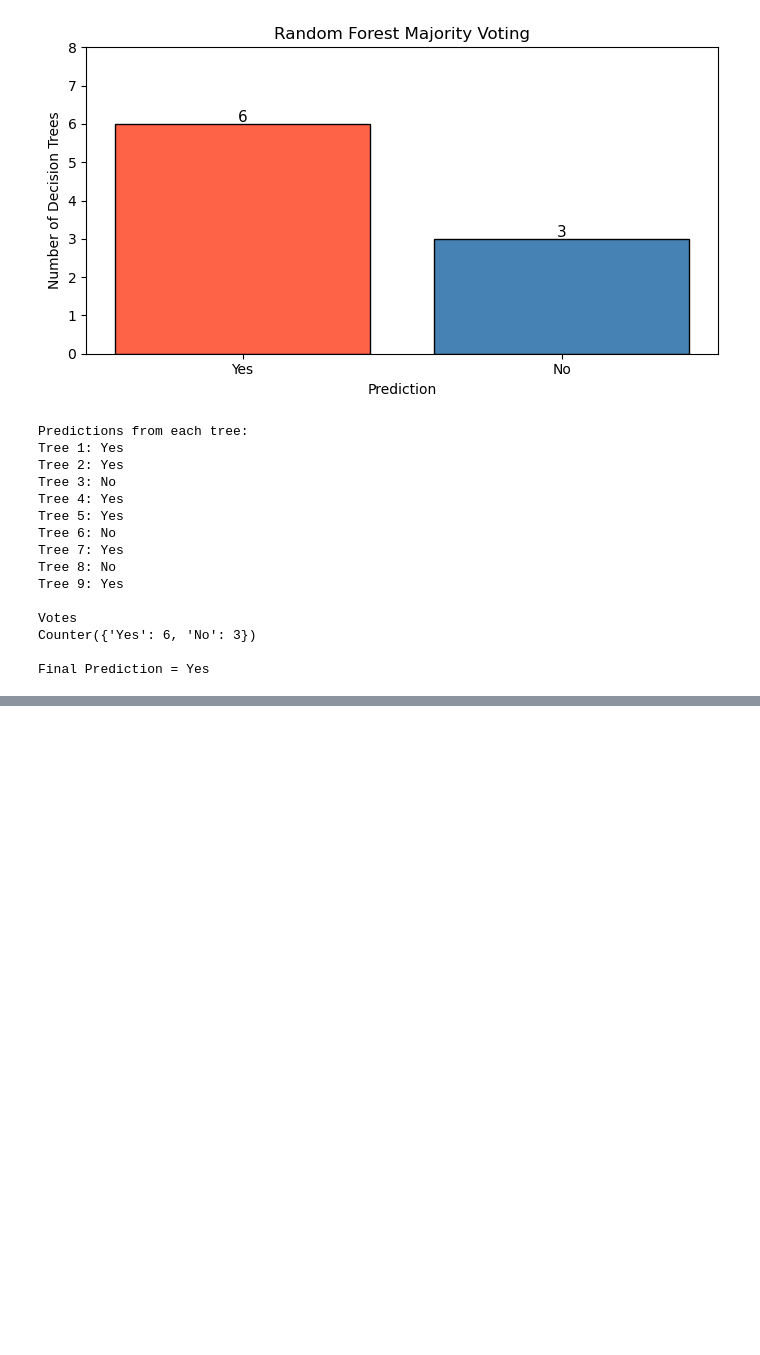
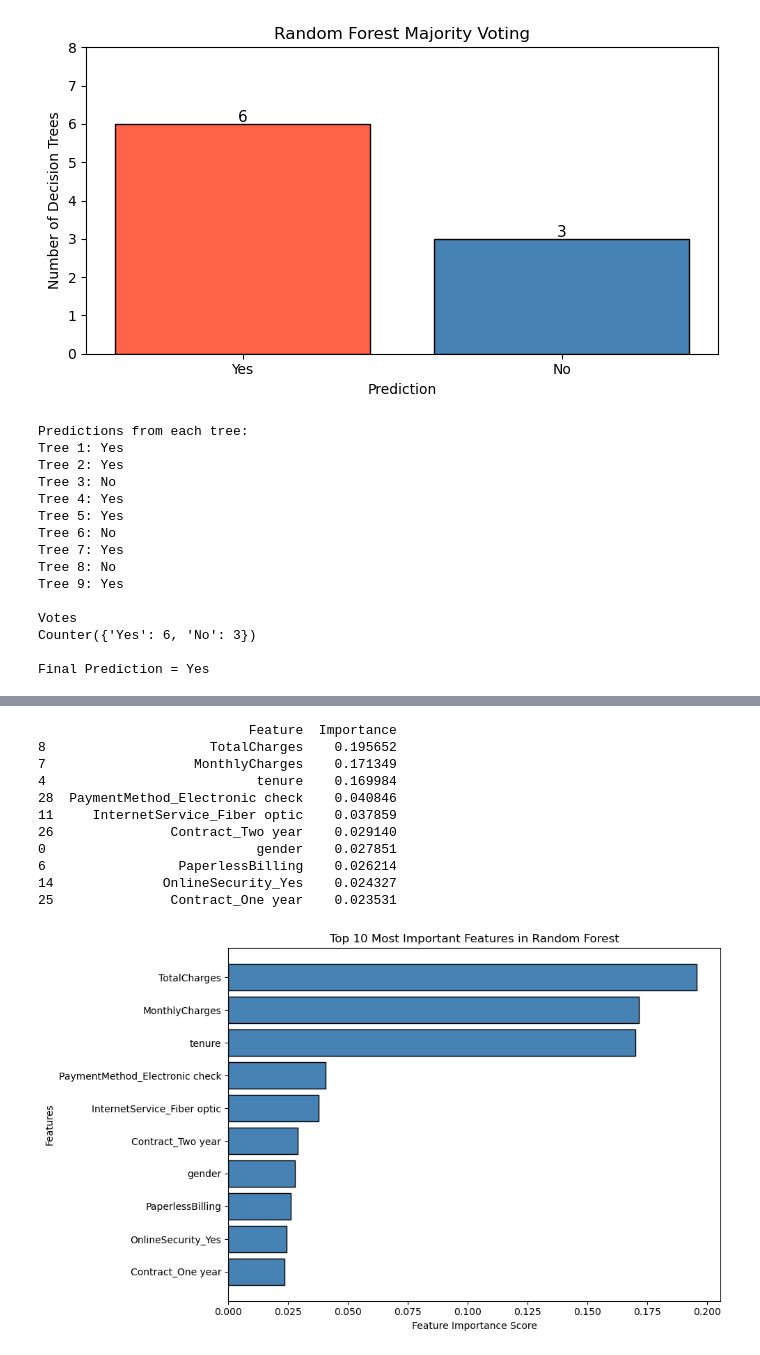
Before and after one commit to Hansy21/BMDS3003-Data-Science-Telcom-Customer-Churn-, a Jupyter notebook: member3_random_forest/RandomForest_exploration.ipynb, the cells around one changed output, grey strips where cells are left out. Drawn from its saved outputs; the diff is of its cells as text; code cells hidden in the pictures; blank space fills up the shorter version.

```diff
--- a/member3_random_forest/RandomForest_exploration.ipynb
+++ b/member3_random_forest/RandomForest_exploration.ipynb
@@ -311,0 +622,48 @@ Final Prediction = Yes
+# %%
+import pandas as pd
+import matplotlib.pyplot as plt
+
+# Extract feature importance scores
+feature_importance = pd.DataFrame({
+    "Feature": X_train.columns,
+    "Importance": rf_model.feature_importances_
+})
+
+# Sort from highest to lowest importance
+feature_importance = feature_importance.sort_values(
+    by="Importance",
+    ascending=False
+)
+
+# Display top 10 most important features
+print(feature_importance.head(10))
+
+# Plot
+plt.figure(figsize=(10,6))
+
+plt.barh(
+    feature_importance["Feature"][:10][::-1],
+    feature_importance["Importance"][:10][::-1],
+    color="steelblue",
+    edgecolor="black"
+)
+
+plt.xlabel("Feature Importance Score")
+plt.ylabel("Features")
+plt.title("Top 10 Most Important Features in Random Forest")
+
+plt.tight_layout()
+plt.show()
+# %% [output]
+                           Feature  Importance
+8                     TotalCharges    0.195652
+7                   MonthlyCharges    0.171349
+4                           tenure    0.169984
+28  PaymentMethod_Electronic check    0.040846
+11     InternetService_Fiber optic    0.037859
+26               Contract_Two year    0.029140
+0                           gender    0.027851
+6                 PaperlessBilling    0.026214
+14              OnlineSecurity_Yes    0.024327
+25               Contract_One year    0.023531
+[figure, added]
```
Also changed, not shown: parts of 41 cells of this notebook, 8 other files.
